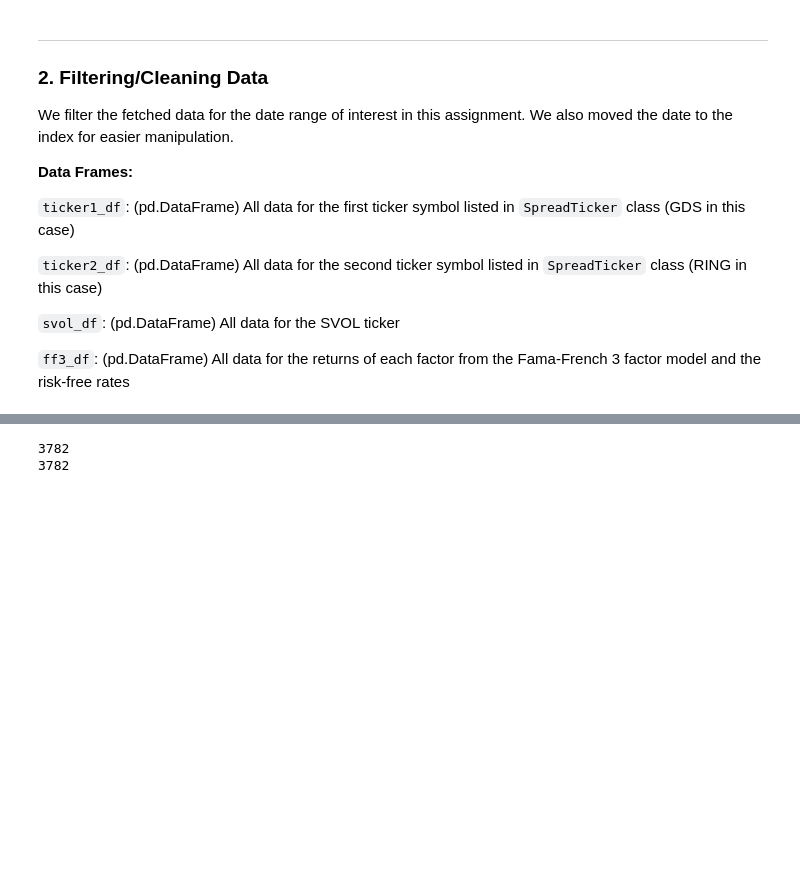
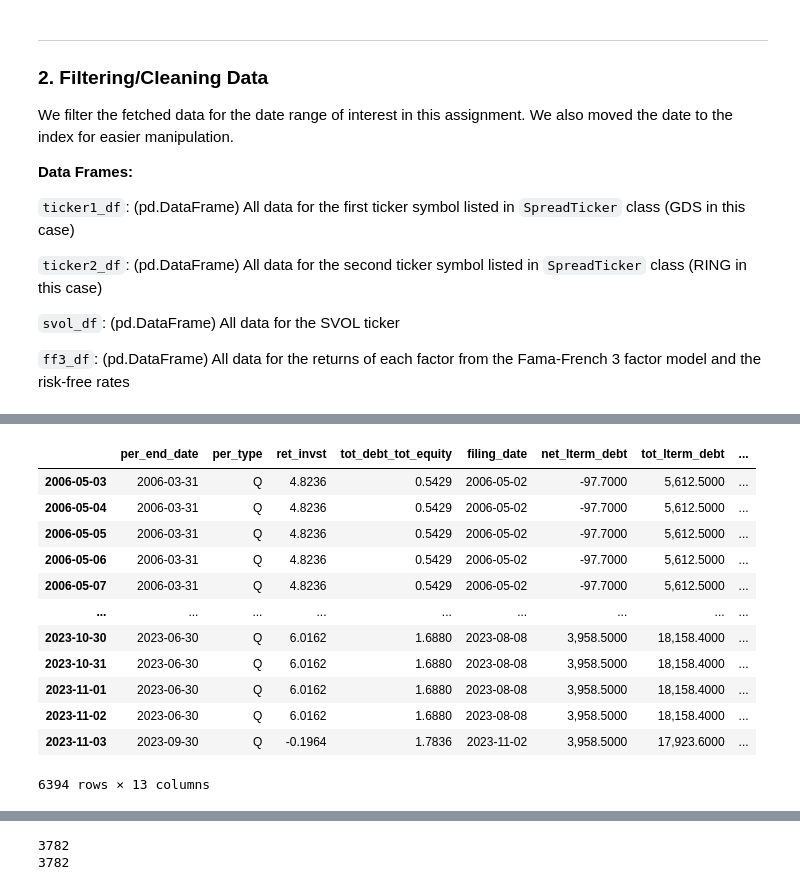
Before and after one commit to MrHumble-Bee/quantitative_trading_strategies, a Jupyter notebook: hw3_financialratioquantiles/hw3_financialratioquantiles.ipynb, the cells around one changed output, grey strips where cells are left out. Drawn from its saved outputs; the diff is of its cells as text; code cells hidden in the pictures; blank space fills up the shorter version.

```diff
--- a/hw3_financialratioquantiles/hw3_financialratioquantiles.ipynb
+++ b/hw3_financialratioquantiles/hw3_financialratioquantiles.ipynb
@@ -728,0 +814,17 @@ We filter the fetched data for the date range of interest in this assignment. We
+# %%
+lly = financial_data_df.loc['LLY']
+lly
+# %% [output]
+|  | per_end_date | per_type | ret_invst | tot_debt_tot_equity | filing_date | net_lterm_debt | tot_lterm_debt | ... |
+| 2006-05-03 | 2006-03-31 | Q | 4.8236 | 0.5429 | 2006-05-02 | -97.7000 | 5,612.5000 | ... |
+| 2006-05-04 | 2006-03-31 | Q | 4.8236 | 0.5429 | 2006-05-02 | -97.7000 | 5,612.5000 | ... |
+| 2006-05-05 | 2006-03-31 | Q | 4.8236 | 0.5429 | 2006-05-02 | -97.7000 | 5,612.5000 | ... |
+| 2006-05-06 | 2006-03-31 | Q | 4.8236 | 0.5429 | 2006-05-02 | -97.7000 | 5,612.5000 | ... |
+| 2006-05-07 | 2006-03-31 | Q | 4.8236 | 0.5429 | 2006-05-02 | -97.7000 | 5,612.5000 | ... |
+| ... | ... | ... | ... | ... | ... | ... | ... | ... |
+| 2023-10-30 | 2023-06-30 | Q | 6.0162 | 1.6880 | 2023-08-08 | 3,958.5000 | 18,158.4000 | ... |
+| 2023-10-31 | 2023-06-30 | Q | 6.0162 | 1.6880 | 2023-08-08 | 3,958.5000 | 18,158.4000 | ... |
+| 2023-11-01 | 2023-06-30 | Q | 6.0162 | 1.6880 | 2023-08-08 | 3,958.5000 | 18,158.4000 | ... |
+| 2023-11-02 | 2023-06-30 | Q | 6.0162 | 1.6880 | 2023-08-08 | 3,958.5000 | 18,158.4000 | ... |
+| 2023-11-03 | 2023-09-30 | Q | -0.1964 | 1.7836 | 2023-11-02 | 3,958.5000 | 17,923.6000 | ... |
+6394 rows × 13 columns
```
Also changed, not shown: parts of 14 cells of this notebook.
